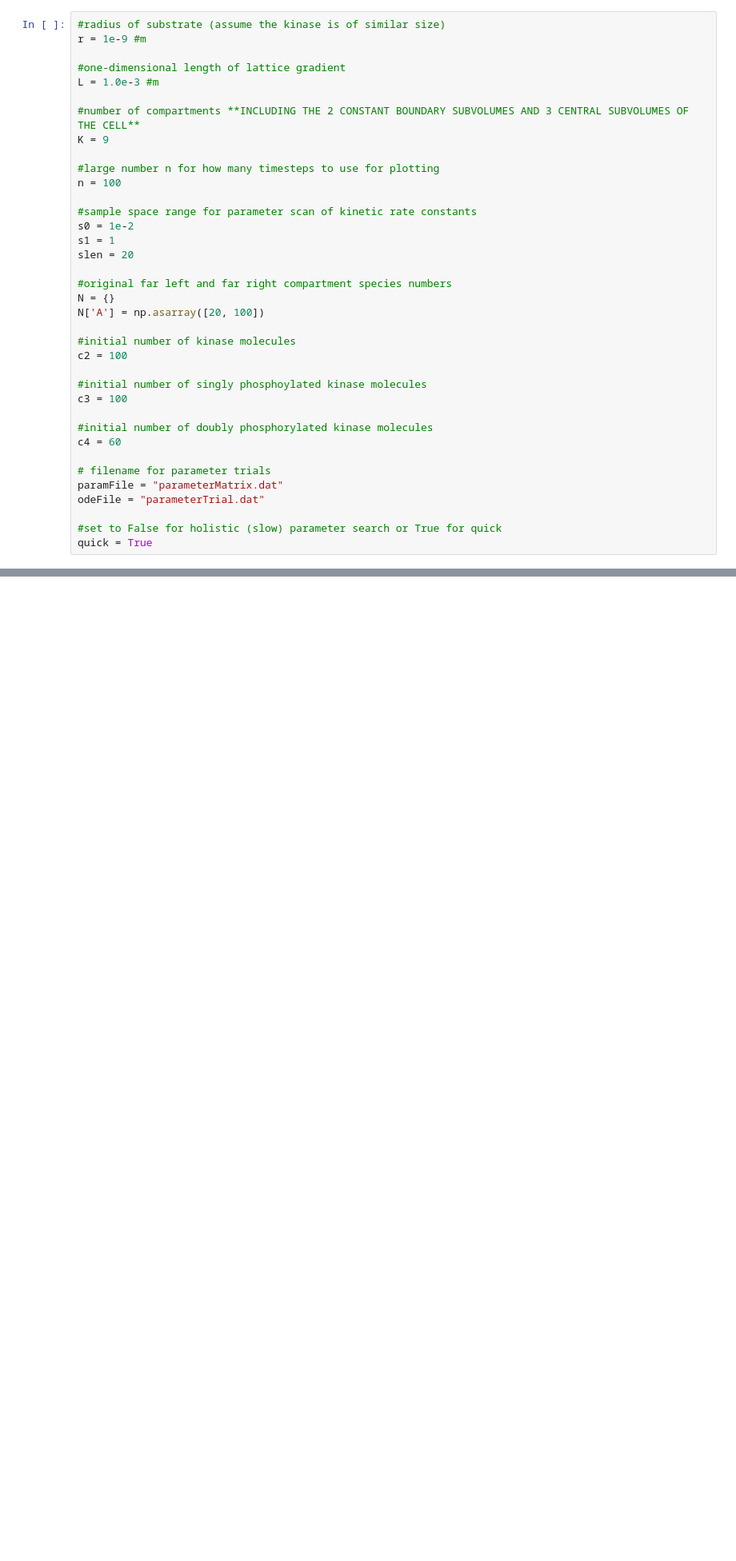
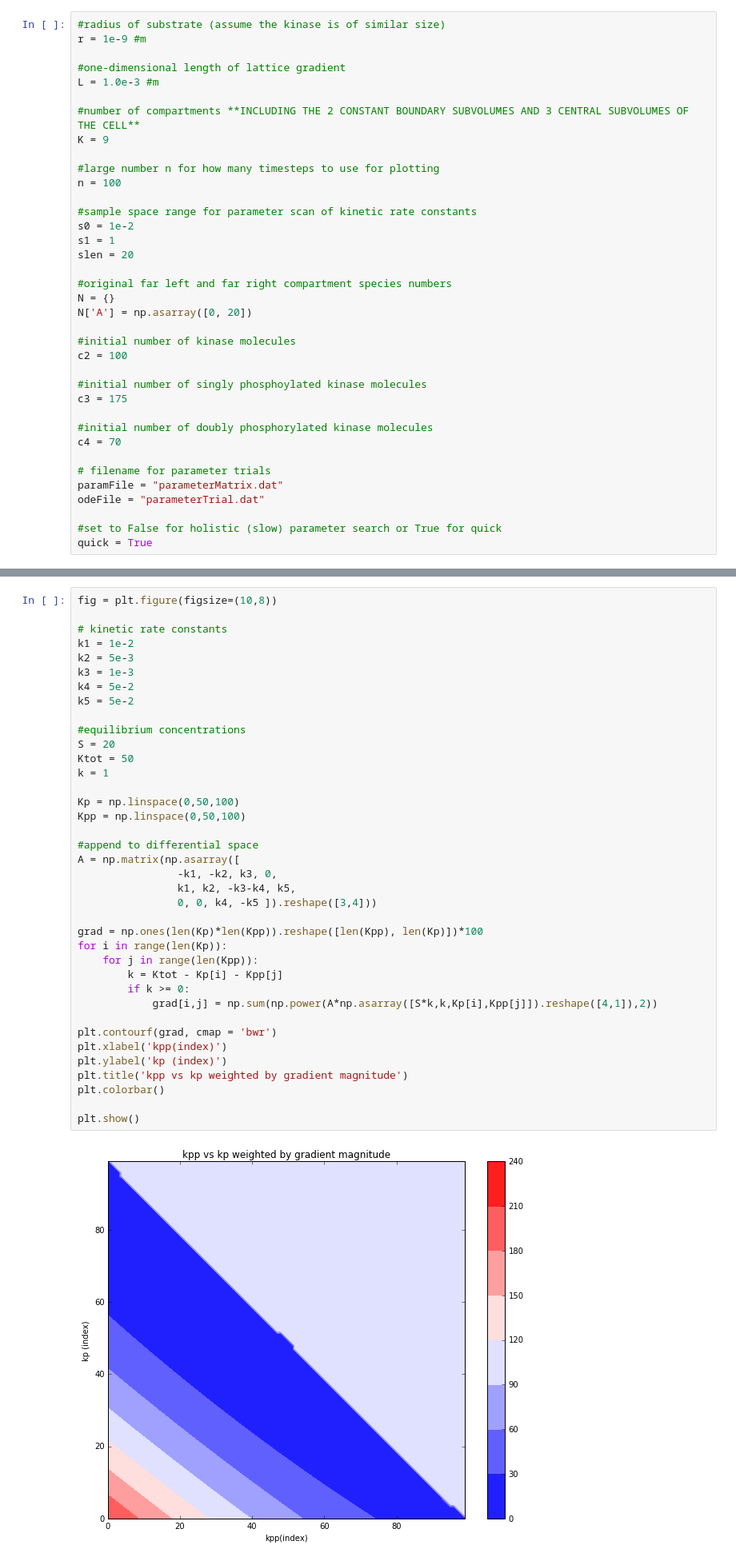
Before and after one commit to npagane/bph, a Jupyter notebook: yeastSim/1DRealModelSim.ipynb, the cells around one changed output, grey strips where cells are left out. Shown: that part at 80% size. Saved outputs shown, nothing was run; the diff lists cells and outputs as text; blank space fills up the shorter version.

```diff
--- a/yeastSim/1DRealModelSim.ipynb
+++ b/yeastSim/1DRealModelSim.ipynb
@@ -41,16 +41,16 @@ slen = 20
 
 #original far left and far right compartment species numbers
 N = {}
-N['A'] = np.asarray([20, 100])
+N['A'] = np.asarray([0, 20])
 
 #initial number of kinase molecules
 c2 = 100
 
 #initial number of singly phosphoylated kinase molecules
-c3 = 100
+c3 = 175
 
 #initial number of doubly phosphorylated kinase molecules
-c4 = 60
+c4 = 70
 
 # filename for parameter trials
 paramFile = "parameterMatrix.dat"
@@ -281,0 +250,40 @@ plt.show()
+# %%
+fig = plt.figure(figsize=(10,8))
+
+# kinetic rate constants
+k1 = 1e-2
+k2 = 5e-3
+k3 = 1e-3
+k4 = 5e-2
+k5 = 5e-2
+
+#equilibrium concentrations
+S = 20
+Ktot = 50
+k = 1
+
+Kp = np.linspace(0,50,100)
+Kpp = np.linspace(0,50,100)
+
+#append to differential space
+A = np.matrix(np.asarray([
+                -k1, -k2, k3, 0,
+                k1, k2, -k3-k4, k5,
+                0, 0, k4, -k5 ]).reshape([3,4]))
+
+grad = np.ones(len(Kp)*len(Kpp)).reshape([len(Kpp), len(Kp)])*100
+for i in range(len(Kp)):
+    for j in range(len(Kpp)):
+        k = Ktot - Kp[i] - Kpp[j]
+        if k >= 0:
+            grad[i,j] = np.sum(np.power(A*np.asarray([S*k,k,Kp[i],Kpp[j]]).reshape([4,1]),2))
+
+plt.contourf(grad, cmap = 'bwr')
+plt.xlabel('kpp(index)')
+plt.ylabel('kp (index)')
+plt.title('kpp vs kp weighted by gradient magnitude')
+plt.colorbar()
+
+plt.show()
+# %% [output]
+[figure, added]
```
Also changed, not shown: parts of 8 cells of this notebook, 1 other file.
